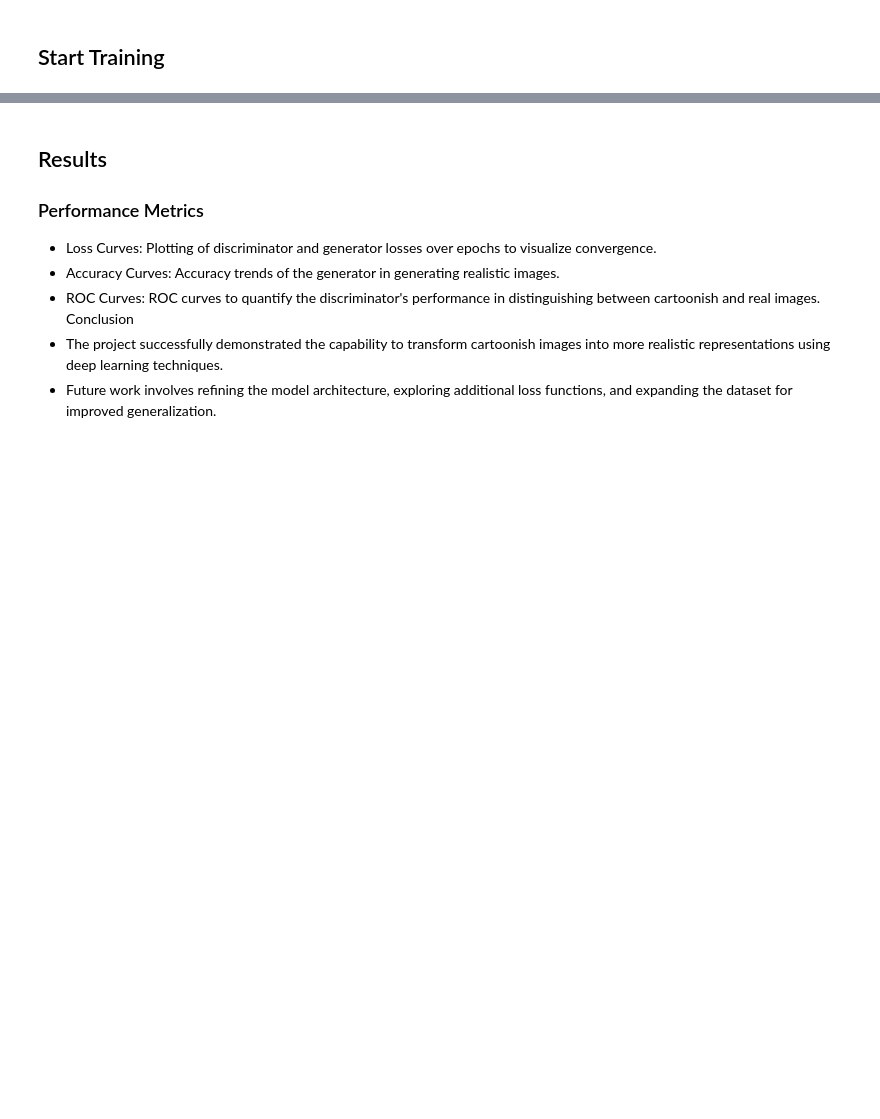
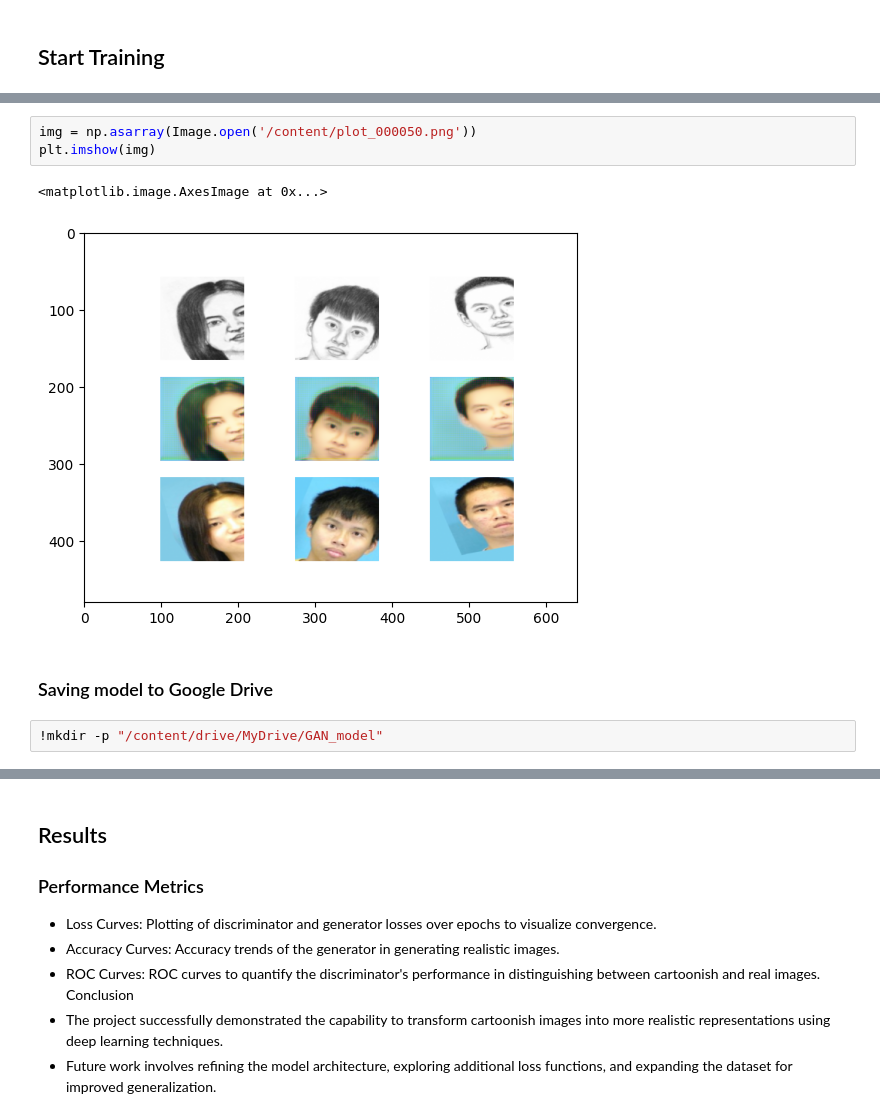
Before and after one commit to cubukcum/Cartoon2Real-Image-Conversion, a Jupyter notebook: Cartoon_to_Real_Images.ipynb, the cells around one changed output, grey strips where cells are left out. Cells and saved outputs as stored; diff of their text form; blank space fills up the shorter version.

```diff
--- a/Cartoon_to_Real_Images.ipynb
+++ b/Cartoon_to_Real_Images.ipynb
@@ -570,2 +685,12 @@ Batch : 11, D Loss : 3.378 | G Loss : 12.381
 WARNING:tensorflow:Compiled the loaded model, but the compiled metrics have yet to be built. `model.compile_metrics` will be empty until you train or evaluate the model.
 ... (39 outputs left out)
+# %%
+img = np.asarray(Image.open('/content/plot_000050.png'))
+plt.imshow(img)
+# %% [output]
+<matplotlib.image.AxesImage at 0x...>
+[figure, added]
+# %% [markdown]
+### Saving model to Google Drive
+# %%
+!mkdir -p "/content/drive/MyDrive/GAN_model"
```
Also changed, not shown: parts of 13 cells of this notebook.
